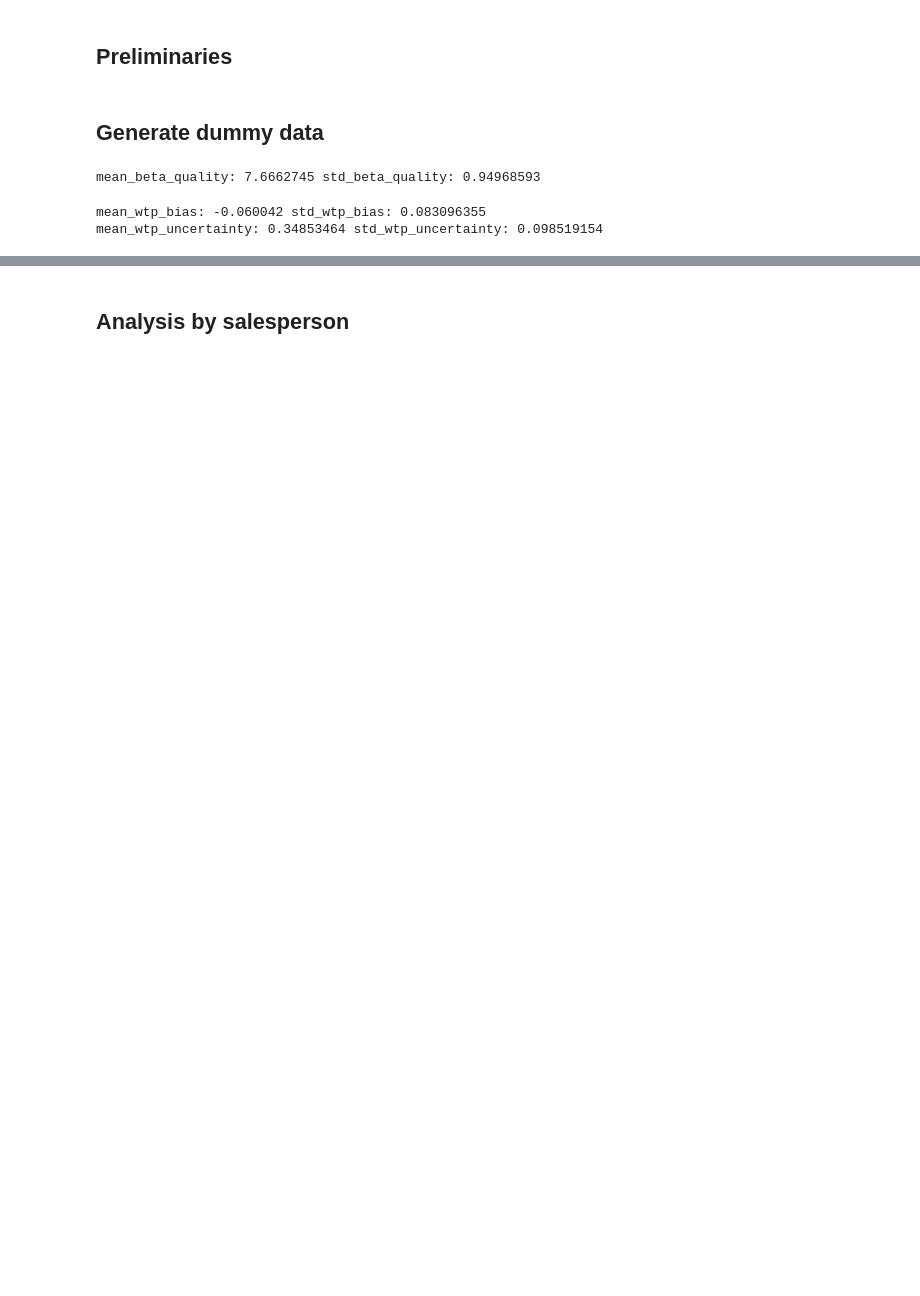
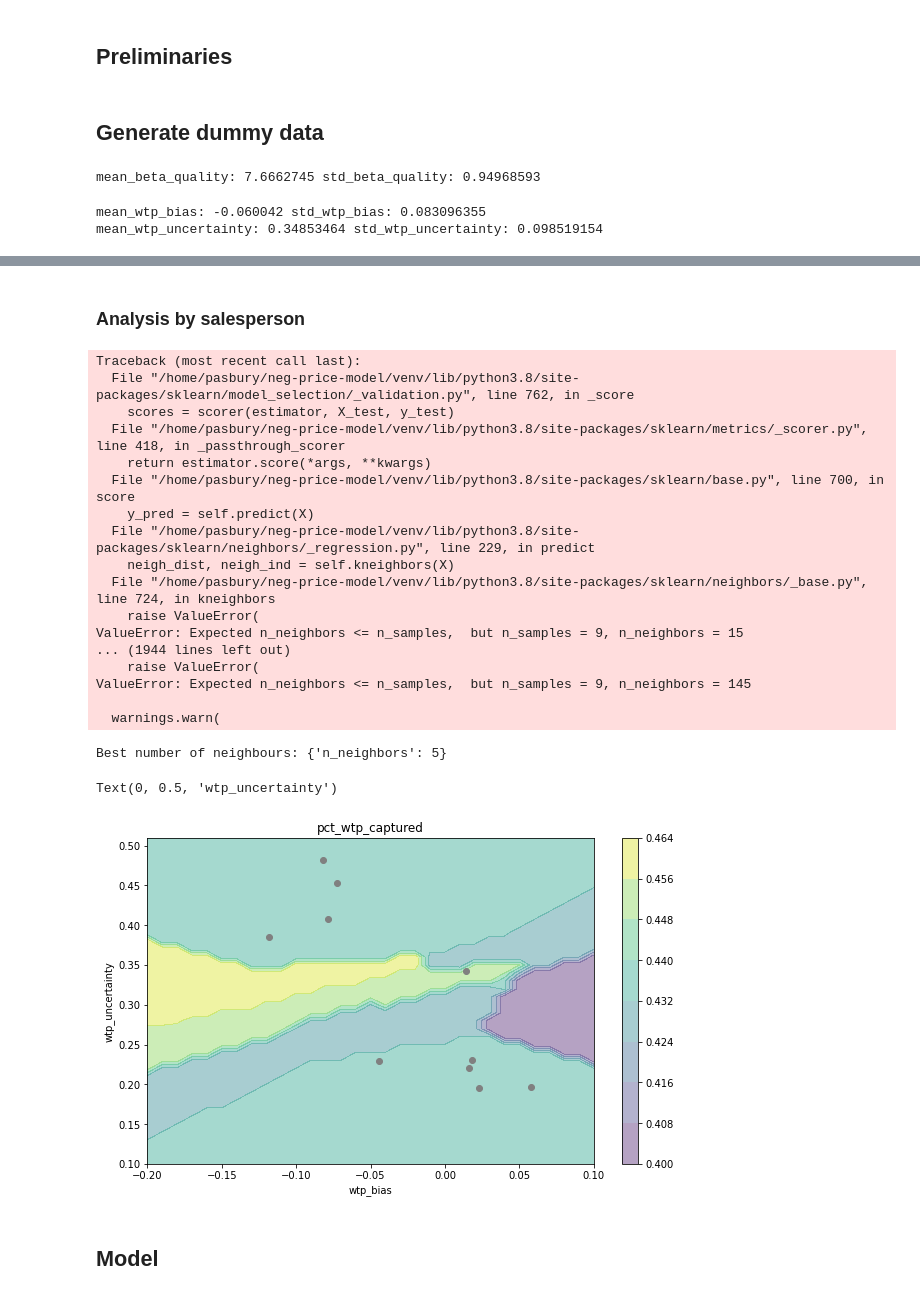
Before and after one commit to pasbury/neg-price-model, a Jupyter notebook: neg-price-model-numpyro.ipynb, the cells around one changed output, grey strips where cells are left out. Saved outputs shown, nothing was run; the diff lists cells and outputs as text; code cells hidden in the pictures; blank space fills up the shorter version.

```diff
--- a/neg-price-model-numpyro.ipynb
+++ b/neg-price-model-numpyro.ipynb
@@ -247,4 +247,58 @@ _ = df['discount'].hist(by=df['salesperson'], figsize=(20,10))
 # %% [markdown]
-## Analysis by salesperson
+### Analysis by salesperson
 # %%
-ss = df.reset_index().groupby('salesperson').agg({'index':'count', 'discount':'mean', 'result':'mean', 'wtp':'sum', 'price':'sum'})
+ss = df.reset_index().groupby('salesperson').agg({'index':'count', 'discount':'mean', 'result':'mean'
+    , 'wtp':'sum', 'price':'sum', 'sales_wtp_bias':'mean', 'sales_wtp_uncertainty':'mean'})
+ss['pct_wtp_captured'] = ss['price']/ss['wtp']
+ss.to_csv('ss.csv')
+# %%
+# Get data into numpy arrays
+X=ss[['sales_wtp_bias','sales_wtp_uncertainty']].values
+y=ss['pct_wtp_captured'].values.reshape(-1, 1)
+
+# Train knn model
+num_neigh = np.arange(5, 150, 10)
+hyperparameters = dict(n_neighbors=num_neigh)
+knr = KNeighborsRegressor()
+tune_neigh = GridSearchCV(knr, hyperparameters, cv=10)
+neigh = tune_neigh.fit(X,y)
+print('Best number of neighbours: ' + str(tune_neigh.best_params_))
+
+# Predict field over range of x1, x2
+x1_values = np.arange(-0.2, 0.1, 0.01)
+x2_values = np.arange(0.1, 0.52, 0.01)
+xx1, xx2 = np.meshgrid(x1_values, x2_values)
+X_pred = np.array([xx1.ravel(), xx2.ravel()]).T
+z = neigh.predict(X_pred)
+
+# Plot field and also show where individual points are
+fig, ax = plt.subplots(figsize=(10,6))
+cf = ax.contourf(xx1, xx2, z.reshape(xx1.shape), alpha = 0.4)#, norm=norm)
+fig.colorbar(cf, ax=ax)
+ax.scatter(x=X[:,0], y=X[:,1], c='grey')
+ax.set_title('pct_wtp_captured')
+ax.set_xlabel('wtp_bias')
+ax.set_ylabel('wtp_uncertainty')
+# %% [output]
+Traceback (most recent call last):
+  File "/home/pasbury/neg-price-model/venv/lib/python3.8/site-packages/sklearn/model_selection/_validation.py", line 762, in _score
+    scores = scorer(estimator, X_test, y_test)
+  File "/home/pasbury/neg-price-model/venv/lib/python3.8/site-packages/sklearn/metrics/_scorer.py", line 418, in _passthrough_scorer
+    return estimator.score(*args, **kwargs)
+  File "/home/pasbury/neg-price-model/venv/lib/python3.8/site-packages/sklearn/base.py", line 700, in score
+    y_pred = self.predict(X)
+  File "/home/pasbury/neg-price-model/venv/lib/python3.8/site-packages/sklearn/neighbors/_regression.py", line 229, in predict
+    neigh_dist, neigh_ind = self.kneighbors(X)
+  File "/home/pasbury/neg-price-model/venv/lib/python3.8/site-packages/sklearn/neighbors/_base.py", line 724, in kneighbors
+    raise ValueError(
+ValueError: Expected n_neighbors <= n_samples,  but n_samples = 9, n_neighbors = 15
+... (1944 lines left out)
+    raise ValueError(
+ValueError: Expected n_neighbors <= n_samples,  but n_samples = 9, n_neighbors = 145
+
+  warnings.warn(
+Best number of neighbours: {'n_neighbors': 5}
+Text(0, 0.5, 'wtp_uncertainty')
+[figure, added]
+# %% [markdown]
+## Model
```
Also changed, not shown: parts of 10 cells of this notebook.
